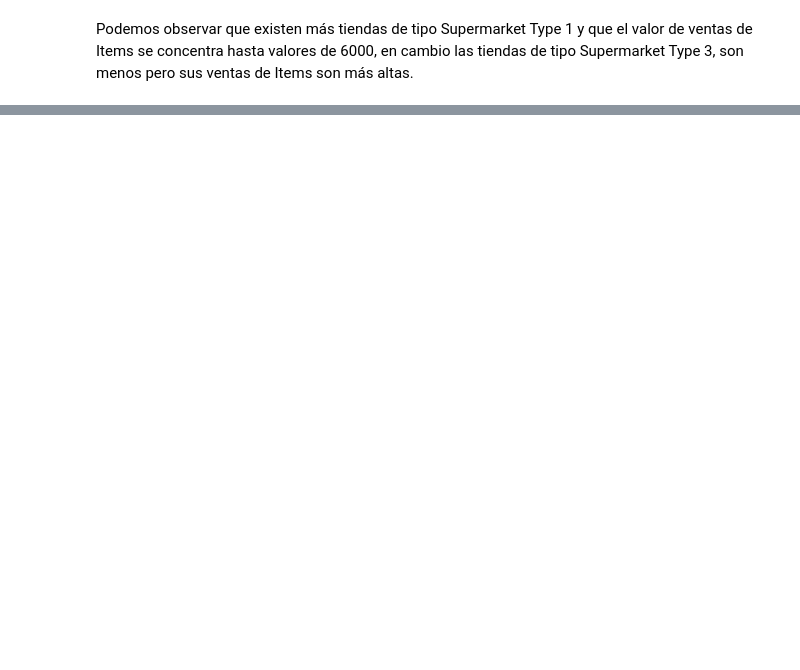
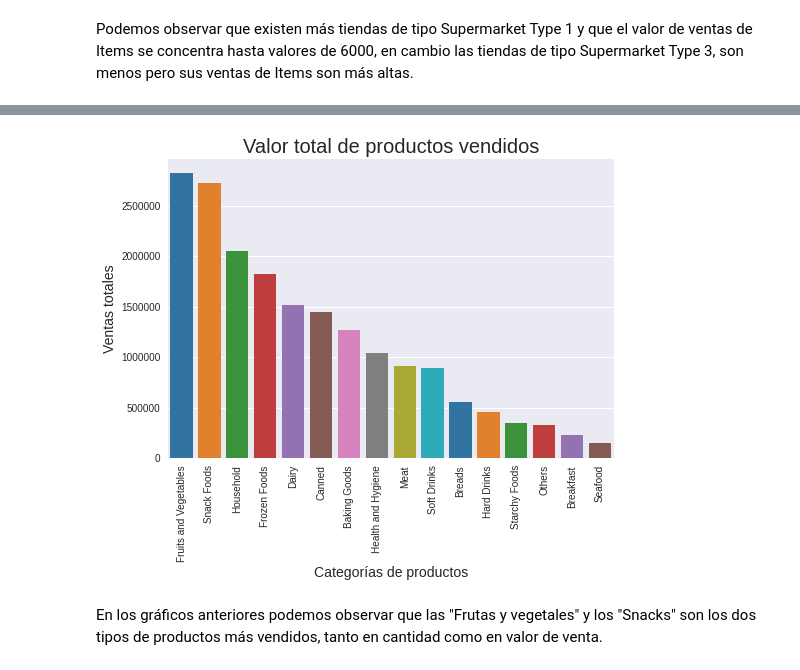
Before and after one commit to carlosegn/proyecciones-ventas-alimenticias, a Jupyter notebook: Proyeccion_ventas_alimenticias.ipynb, the cells around one changed output, grey strips where cells are left out. Drawn from its saved outputs; the diff is of its cells as text; code cells hidden in the pictures; blank space fills up the shorter version.

```diff
--- a/Proyeccion_ventas_alimenticias.ipynb
+++ b/Proyeccion_ventas_alimenticias.ipynb
@@ -515,0 +511,15 @@ plt.show()
+# %%
+# Grafico de total de ventas por tipo de producto
+productos_vendidos = df_final.groupby('Item_Type')['Item_Outlet_Sales'].sum().sort_values(ascending=False)
+plt.grid(axis='x')
+sns.barplot(x=productos_vendidos.index, y=productos_vendidos.values, palette='tab10')
+plt.ticklabel_format(style='plain', axis='y')
+plt.title('Valor total de productos vendidos', fontsize=20)
+plt.xticks(rotation=90)
+plt.xlabel('Categorías de productos', fontsize=14)
+plt.ylabel('Ventas totales', fontsize=14)
+plt.show()
+# %% [output]
+[figure, added]
+# %% [markdown]
+En los gráficos anteriores podemos observar que las "Frutas y vegetales" y los "Snacks" son los dos tipos de productos más vendidos, tanto en cantidad como en valor de venta.
```
Also changed, not shown: parts of 22 cells of this notebook.
